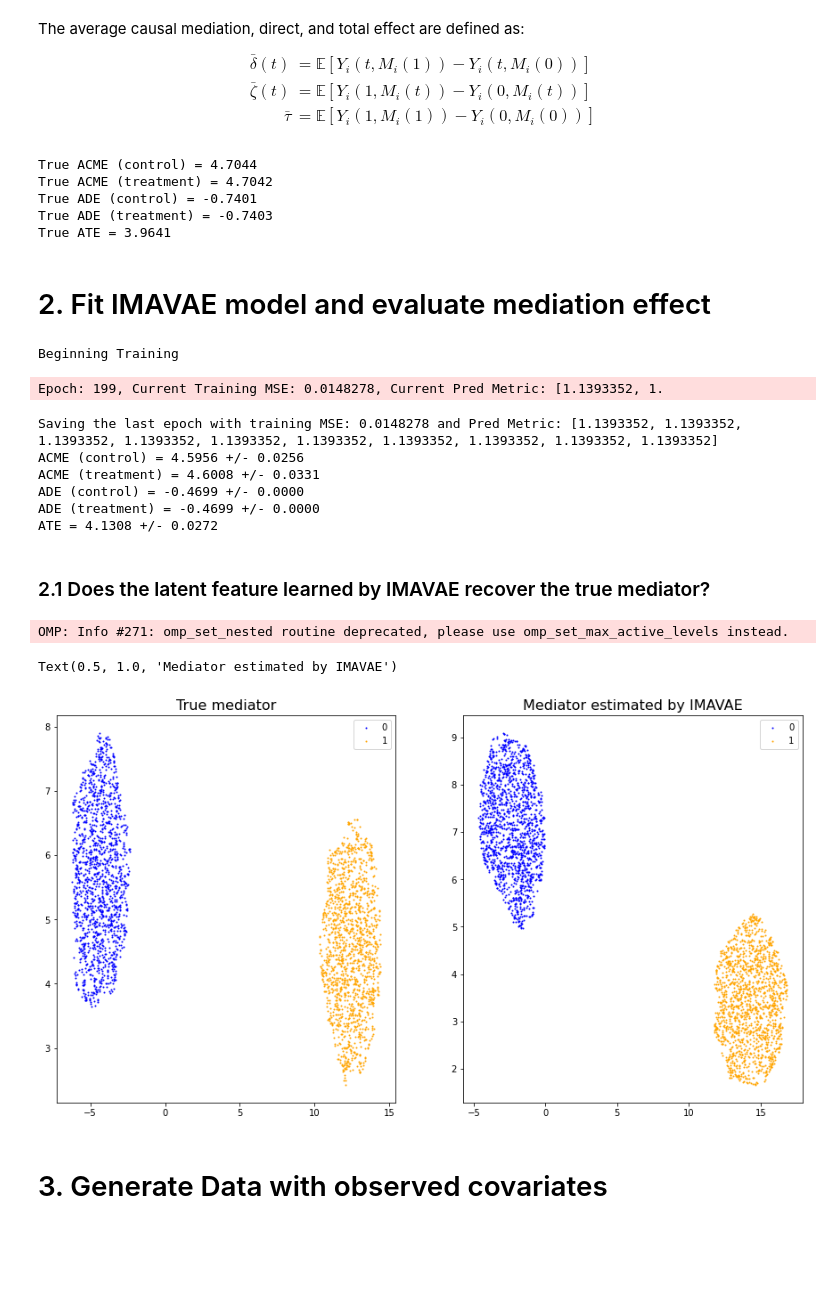
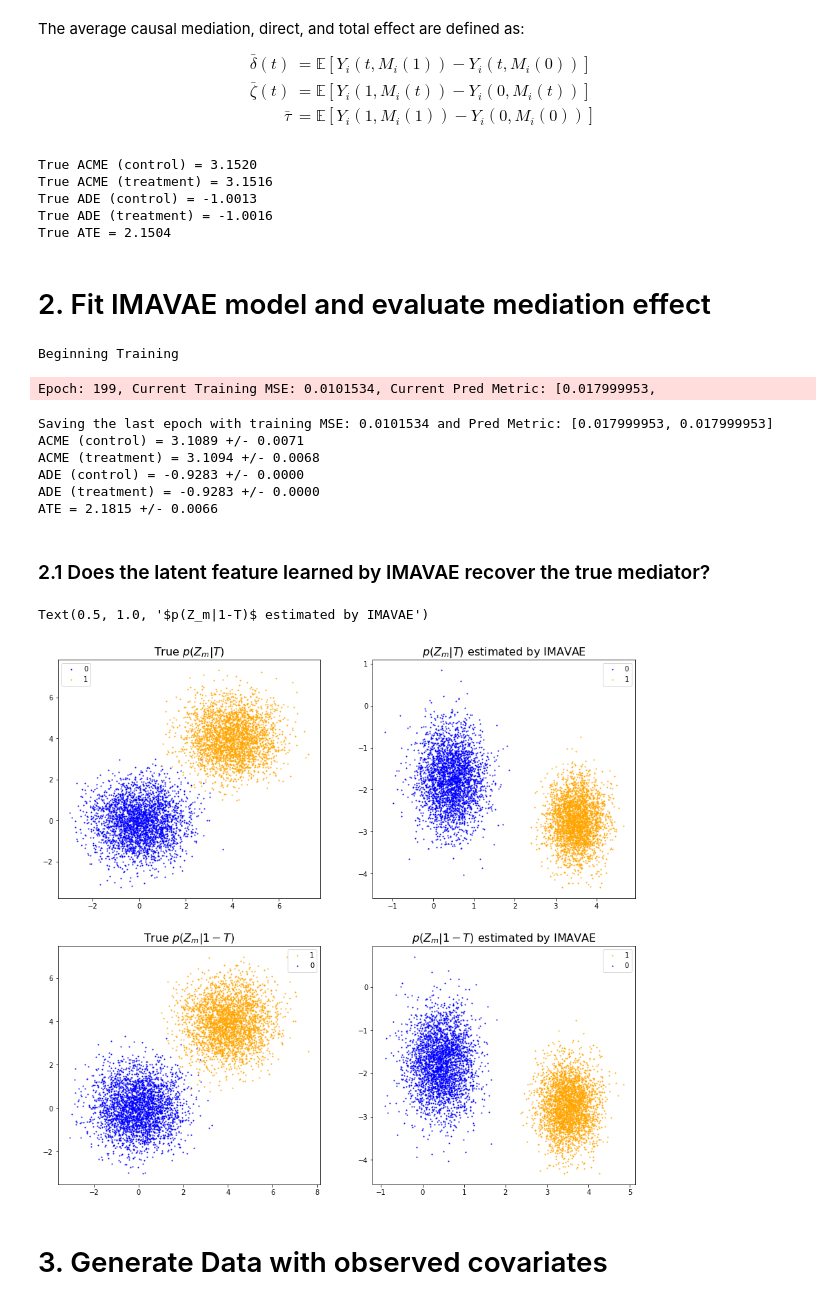
Before and after one commit to jzy95310/IMAVAE, a Jupyter notebook: experiments/sync_data_exp.ipynb, the cells around one changed output. Saved outputs shown, nothing was run; the diff lists cells and outputs as text; code cells hidden in the pictures; blank space fills up the shorter version.

```diff
--- a/experiments/sync_data_exp.ipynb
+++ b/experiments/sync_data_exp.ipynb
@@ -28,9 +28,9 @@ y &= \alpha t + \boldsymbol{\beta}^{\text{T}} \boldsymbol{z}_m + \epsilon_{y}
 \end{align*}
 where $0 < p < 1$ and $c \in \mathbb{R}$ are constants, $f$ is a nonlinear function which is modeled by an **un-trained** multi-layer perceptron (MLP), $\alpha$ and $\beta$ are the coefficients which build a linear relationship between $\boldsymbol{z}$ and $t, \boldsymbol{y}$, and $\epsilon_{x}$ and $\epsilon_{y}$ are Gaussian noise terms.
 # %%
-N = 3000
-p, c1, c2, sigma_m, noise_scale = 0.5, 4, 0.1, 1, 0.01
-m_dim, z_m_dim, hidden_dim = 50, 10, 25
+N = 6000
+p, c1, c2, sigma_m, noise_scale = 0.5, 4, 0.1, 1, 0.1
+m_dim, z_m_dim, hidden_dim = 50, 2, 25
 f = nn.Sequential(
     nn.Linear(z_m_dim, hidden_dim),
     nn.LeakyReLU(),
@@ -70,19 +70,19 @@ print("True ADE (control) = {:.4f}".format(ade_c))
 print("True ADE (treatment) = {:.4f}".format(ade_t))
 print("True ATE = {:.4f}".format(ate))
 # %% [output]
-True ACME (control) = 4.7044
-True ACME (treatment) = 4.7042
-True ADE (control) = -0.7401
-True ADE (treatment) = -0.7403
-True ATE = 3.9641
+True ACME (control) = 3.1520
+True ACME (treatment) = 3.1516
+True ADE (control) = -1.0013
+True ADE (treatment) = -1.0016
+True ATE = 2.1504
 # %% [markdown]
 # 2. Fit IMAVAE model and evaluate mediation effect
 # %%
-imavae = IMAVAE(n_components=10, n_sup_networks=10, n_hidden_layers=1, hidden_dim=25,
-               optim_name='AdamW', weight_decay=0.0, recon_weight=1.0, elbo_weight=1.0)
+imavae = IMAVAE(n_components=2, n_sup_networks=2, n_hidden_layers=2, hidden_dim=25,
+               optim_name='Adam', recon_weight=0.1, elbo_weight=0.1, sup_weight=1.)
 _ = imavae.fit(
-    M, T, Y,
-    lr=1e-5, n_epochs=200, pretrain=False, verbose=True
+    M, T, Y, # X_val=M, aux_val=T, y_val=Y,
+    lr=1e-5, n_epochs=200, pretrain=False, verbose=1
 )
 acme_c_mean, acme_c_std = imavae.acme_score(T, treatment=False)
 acme_t_mean, acme_t_std = imavae.acme_score(T, treatment=True)
@@ -96,39 +96,46 @@ print("ADE (treatment) = {:.4f} +/- {:.4f}".format(ade_t_mean, ade_t_std))
 print("ATE = {:.4f} +/- {:.4f}".format(ate_mean, ate_std))
 # %% [output]
 Beginning Training
-Epoch: 199, Current Training MSE: 0.0148278, Current Pred Metric: [1.1393352, 1.
+Epoch: 199, Current Training MSE: 0.0101534, Current Pred Metric: [0.017999953,
-Saving the last epoch with training MSE: 0.0148278 and Pred Metric: [1.1393352, 1.1393352, 1.1393352, 1.1393352, 1.1393352, 1.1393352, 1.1393352, 1.1393352, 1.1393352, 1.1393352]
-ACME (control) = 4.5956 +/- 0.0256
-ACME (treatment) = 4.6008 +/- 0.0331
-ADE (control) = -0.4699 +/- 0.0000
-ADE (treatment) = -0.4699 +/- 0.0000
-ATE = 4.1308 +/- 0.0272
+Saving the last epoch with training MSE: 0.0101534 and Pred Metric: [0.017999953, 0.017999953]
+ACME (control) = 3.1089 +/- 0.0071
+ACME (treatment) = 3.1094 +/- 0.0068
+ADE (control) = -0.9283 +/- 0.0000
+ADE (treatment) = -0.9283 +/- 0.0000
+ATE = 2.1815 +/- 0.0066
 # %% [markdown]
 ### 2.1 Does the latent feature learned by IMAVAE recover the true mediator?
 # %%
-reducer_true, reducer_imavae = umap.UMAP(), umap.UMAP()
-embedding_true = reducer_true.fit_transform(Z_m)
+# Counterfactual outcomes
+Z_mc = np.array([Z_m0[i,:] if T[i][0] == 1 else Z_m1[i,:] for i in range(N)])
 with torch.no_grad():
     t0, t1 = torch.zeros(N, 1), torch.ones(N, 1)
     z_m0 = imavae.prior_dist.sample(*imavae.ivae.prior_params(t0))
     z_m1 = imavae.prior_dist.sample(*imavae.ivae.prior_params(t1))
+    # Estimated z_m for factual outcomes
     z_m = torch.stack([z_m0[i,:] if T[i,0] == 0 else z_m1[i,:] for i in range(N)])
-embedding_imavae = reducer_imavae.fit_transform(np.array(z_m))
+    # Estimated z_m for counterfactual outcomes
+    z_mc = torch.stack([z_m0[i,:] if T[i,0] == 1 else z_m1[i,:] for i in range(N)]).numpy()
 
 c_dict = {0: 'blue', 1: 'orange'}
-fig, axs = plt.subplots(1, 2, figsize=(15,8))
+fig, axs = plt.subplots(2, 2, figsize=(15,14))
 for g in np.unique(T.squeeze()):
     i = np.where(T.squeeze() == g)
-    axs[0].scatter(embedding_true[i,0], embedding_true[i,1], c=c_dict[g], label=g, s=1)
-    axs[1].scatter(embedding_imavae[i,0], embedding_imavae[i,1], c=c_dict[g], label=g, s=1)
-axs[0].legend()
-axs[0].set_title("True mediator", size=16)
-axs[1].legend()
-axs[1].set_title("Mediator estimated by IMAVAE", size=16)
+    axs[0][0].scatter(Z_m[i,0], Z_m[i,1], c=c_dict[g], label=g, s=1)
+    axs[0][1].scatter(z_m[i,0], z_m[i,1], c=c_dict[g], label=g, s=1)
+    axs[1][0].scatter(Z_mc[i,0], Z_mc[i,1], c=c_dict[1-g], label=1-g, s=1)
+    axs[1][1].scatter(z_mc[i,0], z_mc[i,1], c=c_dict[1-g], label=1-g, s=1)
+axs[0][0].legend()
+axs[0][0].set_title("True $p(Z_m|T)$", size=16)
+axs[0][1].legend()
+axs[0][1].set_title("$p(Z_m|T)$ estimated by IMAVAE", size=16)
+axs[1][0].legend()
+axs[1][0].set_title("True $p(Z_m|1-T)$", size=16)
+axs[1][1].legend()
+axs[1][1].set_title("$p(Z_m|1-T)$ estimated by IMAVAE", size=16)
 # %% [output]
-OMP: Info #271: omp_set_nested routine deprecated, please use omp_set_max_active_levels instead.
+Text(0.5, 1.0, '$p(Z_m|1-T)$ estimated by IMAVAE')
-Text(0.5, 1.0, 'Mediator estimated by IMAVAE')
-[figure, old version]
+[figure, new version]
 # %% [markdown]
 # 3. Generate Data with observed covariates
 # %% [markdown]
```
Also changed, not shown: parts of 4 cells of this notebook, 4 other files.
